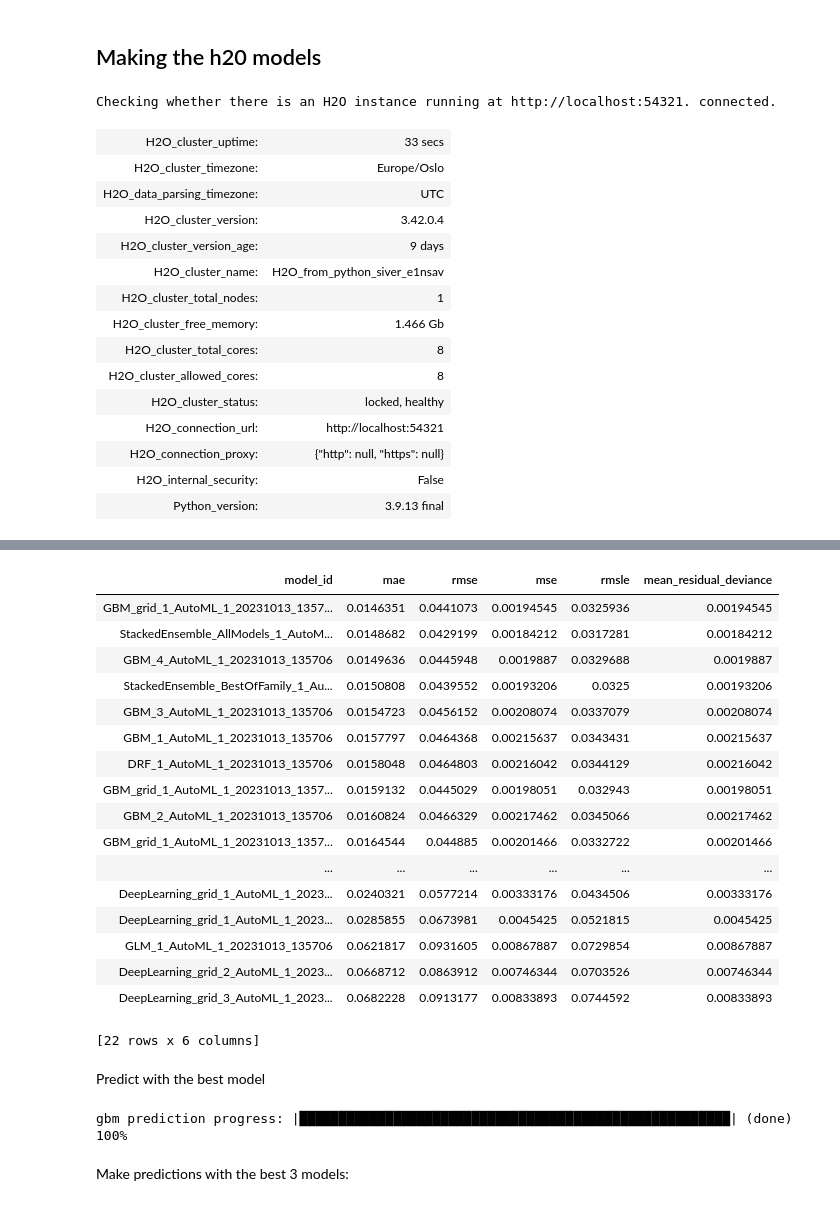
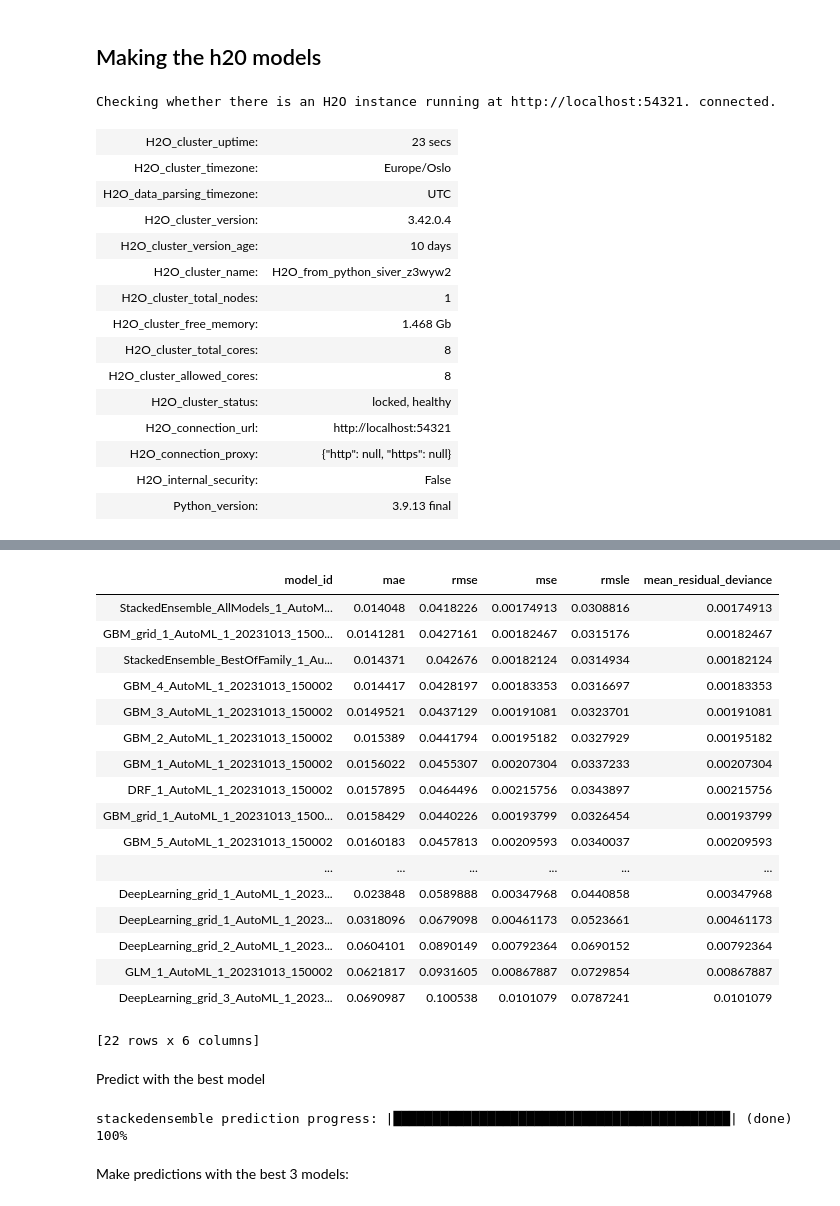
Before and after one commit to mathiasraa/tdt4173-forecasting, a Jupyter notebook: notebooks/siverts_super_model.ipynb, the cells around one changed output, grey strips where cells are left out. Drawn from its saved outputs; the diff is of its cells as text; code cells hidden in the pictures.

```diff
--- a/notebooks/siverts_super_model.ipynb
+++ b/notebooks/siverts_super_model.ipynb
@@ -749,35 +755,35 @@ X_test.head()
 # %%
 import h2o
 from h2o.automl import H2OAutoML
 
 h2o.init()
 
 X_train = X_train.reset_index().drop(columns="index")
 y_train = y_train.reset_index().drop(columns="index")
 new_train = pd.merge(X_train, y_train["pv_measurement"], left_index=True, right_index=True)
 
 X_validate = X_validate.reset_index().drop(columns="index")
 y_validate = y_validate.reset_index().drop(columns="index")
 new_validate = pd.merge(X_validate, y_validate["pv_measurement"], left_index=True, right_index=True)
 
 h2o_train= h2o.H2OFrame(new_train)
 h2o_validate= h2o.H2OFrame(new_validate)
 h2o_test = h2o.H2OFrame(X_test)
 
-aml = H2OAutoML(max_models=20, seed=1, stopping_metric="MAE", sort_metric="MAE", stopping_tolerance=0.001)
+aml = H2OAutoML(max_models=20, seed=1, stopping_metric="MAE", sort_metric="MAE", stopping_tolerance=0.01)
 # aml.train(x=h2o_train.columns, y="pv_measurement", training_frame=h2o_train, validation_frame=h2o_validate)
 aml.train(x=h2o_train.columns, y="pv_measurement", training_frame=h2o_train)
 lb = aml.leaderboard
 # %% [output]
 Checking whether there is an H2O instance running at http://localhost:54321. connected.
-| H2O_cluster_uptime: | 33 secs |
+| H2O_cluster_uptime: | 23 secs |
 | H2O_cluster_timezone: | Europe/Oslo |
 | H2O_data_parsing_timezone: | UTC |
 | H2O_cluster_version: | 3.42.0.4 |
-| H2O_cluster_version_age: | 9 days |
-| H2O_cluster_name: | H2O_from_python_siver_e1nsav |
+| H2O_cluster_version_age: | 10 days |
+| H2O_cluster_name: | H2O_from_python_siver_z3wyw2 |
 | H2O_cluster_total_nodes: | 1 |
-| H2O_cluster_free_memory: | 1.466 Gb |
+| H2O_cluster_free_memory: | 1.468 Gb |
 | H2O_cluster_total_cores: | 8 |
 | H2O_cluster_allowed_cores: | 8 |
 | H2O_cluster_status: | locked, healthy |
@@ -796,29 +803,29 @@ AutoML progress: |█
 lb.head(rows=lb.nrows)
 # %% [output]
 | model_id | mae | rmse | mse | rmsle | mean_residual_deviance |
-| GBM_grid_1_AutoML_1_20231013_1357... | 0.0146351 | 0.0441073 | 0.00194545 | 0.0325936 | 0.00194545 |
-| StackedEnsemble_AllModels_1_AutoM... | 0.0148682 | 0.0429199 | 0.00184212 | 0.0317281 | 0.00184212 |
-| GBM_4_AutoML_1_20231013_135706 | 0.0149636 | 0.0445948 | 0.0019887 | 0.0329688 | 0.0019887 |
-| StackedEnsemble_BestOfFamily_1_Au... | 0.0150808 | 0.0439552 | 0.00193206 | 0.0325 | 0.00193206 |
-| GBM_3_AutoML_1_20231013_135706 | 0.0154723 | 0.0456152 | 0.00208074 | 0.0337079 | 0.00208074 |
-| GBM_1_AutoML_1_20231013_135706 | 0.0157797 | 0.0464368 | 0.00215637 | 0.0343431 | 0.00215637 |
-| DRF_1_AutoML_1_20231013_135706 | 0.0158048 | 0.0464803 | 0.00216042 | 0.0344129 | 0.00216042 |
-| GBM_grid_1_AutoML_1_20231013_1357... | 0.0159132 | 0.0445029 | 0.00198051 | 0.032943 | 0.00198051 |
-| GBM_2_AutoML_1_20231013_135706 | 0.0160824 | 0.0466329 | 0.00217462 | 0.0345066 | 0.00217462 |
-| GBM_grid_1_AutoML_1_20231013_1357... | 0.0164544 | 0.044885 | 0.00201466 | 0.0332722 | 0.00201466 |
+| StackedEnsemble_AllModels_1_AutoM... | 0.014048 | 0.0418226 | 0.00174913 | 0.0308816 | 0.00174913 |
+| GBM_grid_1_AutoML_1_20231013_1500... | 0.0141281 | 0.0427161 | 0.00182467 | 0.0315176 | 0.00182467 |
+| StackedEnsemble_BestOfFamily_1_Au... | 0.014371 | 0.042676 | 0.00182124 | 0.0314934 | 0.00182124 |
+| GBM_4_AutoML_1_20231013_150002 | 0.014417 | 0.0428197 | 0.00183353 | 0.0316697 | 0.00183353 |
+| GBM_3_AutoML_1_20231013_150002 | 0.0149521 | 0.0437129 | 0.00191081 | 0.0323701 | 0.00191081 |
+| GBM_2_AutoML_1_20231013_150002 | 0.015389 | 0.0441794 | 0.00195182 | 0.0327929 | 0.00195182 |
+| GBM_1_AutoML_1_20231013_150002 | 0.0156022 | 0.0455307 | 0.00207304 | 0.0337233 | 0.00207304 |
+| DRF_1_AutoML_1_20231013_150002 | 0.0157895 | 0.0464496 | 0.00215756 | 0.0343897 | 0.00215756 |
+| GBM_grid_1_AutoML_1_20231013_1500... | 0.0158429 | 0.0440226 | 0.00193799 | 0.0326454 | 0.00193799 |
+| GBM_5_AutoML_1_20231013_150002 | 0.0160183 | 0.0457813 | 0.00209593 | 0.0340037 | 0.00209593 |
 | ... | ... | ... | ... | ... | ... |
-| DeepLearning_grid_1_AutoML_1_2023... | 0.0240321 | 0.0577214 | 0.00333176 | 0.0434506 | 0.00333176 |
-| DeepLearning_grid_1_AutoML_1_2023... | 0.0285855 | 0.0673981 | 0.0045425 | 0.0521815 | 0.0045425 |
-| GLM_1_AutoML_1_20231013_135706 | 0.0621817 | 0.0931605 | 0.00867887 | 0.0729854 | 0.00867887 |
-| DeepLearning_grid_2_AutoML_1_2023... | 0.0668712 | 0.0863912 | 0.00746344 | 0.0703526 | 0.00746344 |
-| DeepLearning_grid_3_AutoML_1_2023... | 0.0682228 | 0.0913177 | 0.00833893 | 0.0744592 | 0.00833893 |
+| DeepLearning_grid_1_AutoML_1_2023... | 0.023848 | 0.0589888 | 0.00347968 | 0.0440858 | 0.00347968 |
+| DeepLearning_grid_1_AutoML_1_2023... | 0.0318096 | 0.0679098 | 0.00461173 | 0.0523661 | 0.00461173 |
+| DeepLearning_grid_2_AutoML_1_2023... | 0.0604101 | 0.0890149 | 0.00792364 | 0.0690152 | 0.00792364 |
+| GLM_1_AutoML_1_20231013_150002 | 0.0621817 | 0.0931605 | 0.00867887 | 0.0729854 | 0.00867887 |
+| DeepLearning_grid_3_AutoML_1_2023... | 0.0690987 | 0.100538 | 0.0101079 | 0.0787241 | 0.0101079 |
 [22 rows x 6 columns]
 # %% [markdown]
 Predict with the best model
 # %%
 prediction_best_model = aml.leader.predict(h2o_test)
 # %% [output]
-gbm prediction progress: |███████████████████████████████████████████████████████| (done) 100%
+stackedensemble prediction progress: |███████████████████████████████████████████| (done) 100%
 # %% [markdown]
 Make predictions with the best 3 models:
 # %%
```
Also changed, not shown: parts of 7 cells of this notebook, 1 other file.
